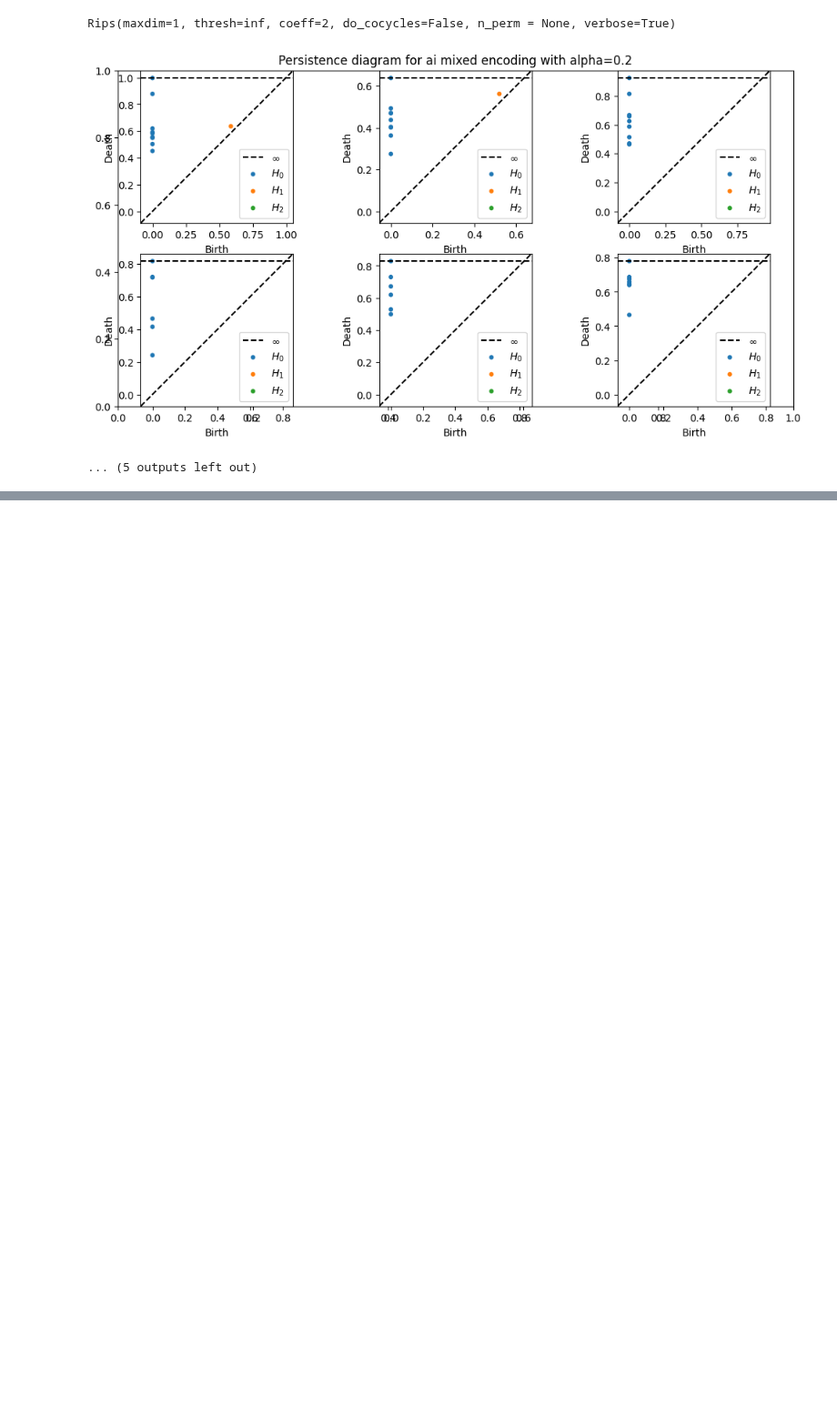
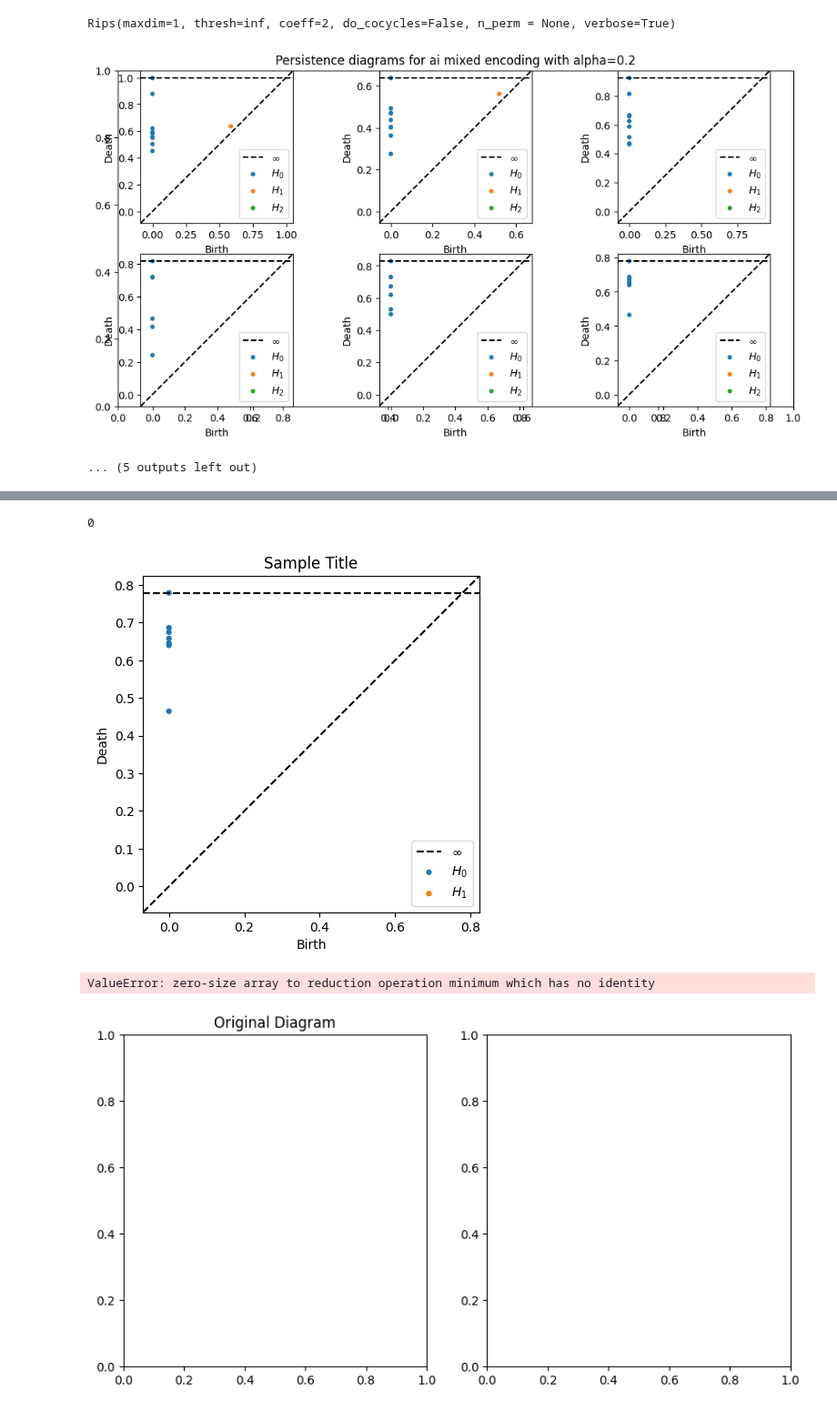
Before and after one commit to aguilin1/tda_ai_text_generation, a Jupyter notebook: tda_ai_text_detection.ipynb, the cells around one changed output, grey strips where cells are left out. Shown at 91% size. Cells and saved outputs as stored; diff of their text form; code cells hidden in the pictures; blank space fills up the shorter version.

```diff
--- a/tda_ai_text_detection.ipynb
+++ b/tda_ai_text_detection.ipynb
@@ -89,7 +82,7 @@ def ripserFiltration(distanceMat, maxDim=2):
   # https://docs.scikit-tda.org/en/latest/notebooks/scikit-tda%20Tutorial.html#1.1.3.-Input-option:-Distance-matrix
 
   # This version uses the distance matrix input, which is what we want
-  birthDeathPairs = ripser(distanceMat, distance_matrix=True, maxdim=maxDim)['dgms']
+  birthDeathPairs = ripser.ripser(distanceMat, distance_matrix=True, maxdim=maxDim)['dgms']
 
   # diagrams is a vector of vectors where each element of each
   # vector is [birth epoch, death epoch] and the vectors are in increasing order
@@ -133,7 +126,6 @@ def run_evaluation(abstract_type, embedding_type):
   subplot = 1
   for i, embeddings in enumerate(batch_embeddings[0:6]):
     distances = angular_distance_matrix(embeddings)
-    # let's just call
     diagram = ripserFiltration(distances)
     bert_diagrams.append(diagram)
 
@@ -154,7 +146,7 @@ def run_mixed_encoding_evaluation(abstract_type, alpha, n):
   rips = Rips()
   bert_diagrams = []
   plt.figure(figsize=(12,6))
-  plt.title("Persistence diagram for {} mixed encoding with alpha={}".format(abstract_type, alpha))
+  plt.title("Persistence diagrams for {} mixed encoding with alpha={}".format(abstract_type, alpha))
   subplot = 1
   for i in range(n):
     distances = mixed_distance_matrix(batch_bow_embeddings[i], batch_bert_embeddings[i], alpha)
@@ -176,7 +168,7 @@ run_evaluation('ai', 'bert')
 run_evaluation('human', 'bert')
 
 tempOutput = run_mixed_encoding_evaluation('ai', 0.5, 6)
-run_mixed_encoding_evaluation('ai', 0.2, 6)
+tempOutput2 = run_mixed_encoding_evaluation('ai', 0.2, 6)
 run_mixed_encoding_evaluation('human', 0.5, 6)
 run_mixed_encoding_evaluation('human', 0.2, 6)
 # %% [output]
@@ -229,4 +233,36 @@ pimager.plot_image(persistenceImgs[0], ax=axs[1])
 [figure]
+# %%
+import ripser
+import persim
+
+D2 = tempOutput2
+persistenceDiagrams2 = ripser.ripser(D2, distance_matrix=True)['dgms']
+print(len(persistenceDiagrams2[1]))
+persim.plot_diagrams(
+    persistenceDiagrams2, show=True,
+    title=f"Sample Title"
+)
+
+from persim import PersistenceImager
+
+# how to set this pixel size correctly?
+pimager2 = PersistenceImager(pixel_size=0.1)
+
+# The `transform()` method can then be called on one or more (*,2) numpy arrays to generate persistence images from diagrams.
+persistenceImgs2 = pimager2.transform(persistenceDiagrams2[1:3])
+
+fig, axs = plt.subplots(1, 2, figsize=(10,5))
+axs[0].set_title("Original Diagram")
+persim.plot_diagrams(persistenceDiagrams2[1:3], lifetime=True, ax=axs[0], labels=["$H_1$", "$H_2$"])
+axs[1].set_title("Persistence Image")
+pimager2.plot_image(persistenceImgs2[0], ax=axs[1])
+print(persistanceImgs2[0])
+print(persistenceImgs2[0].shape)
+# %% [output]
+0
+[figure, added]
+ValueError: zero-size array to reduction operation minimum which has no identity
+[figure, added]
 # %%
 ## To wrap the array outputs for readability
 from IPython.display import HTML, display
```
Also changed, not shown: parts of 3 cells of this notebook.
